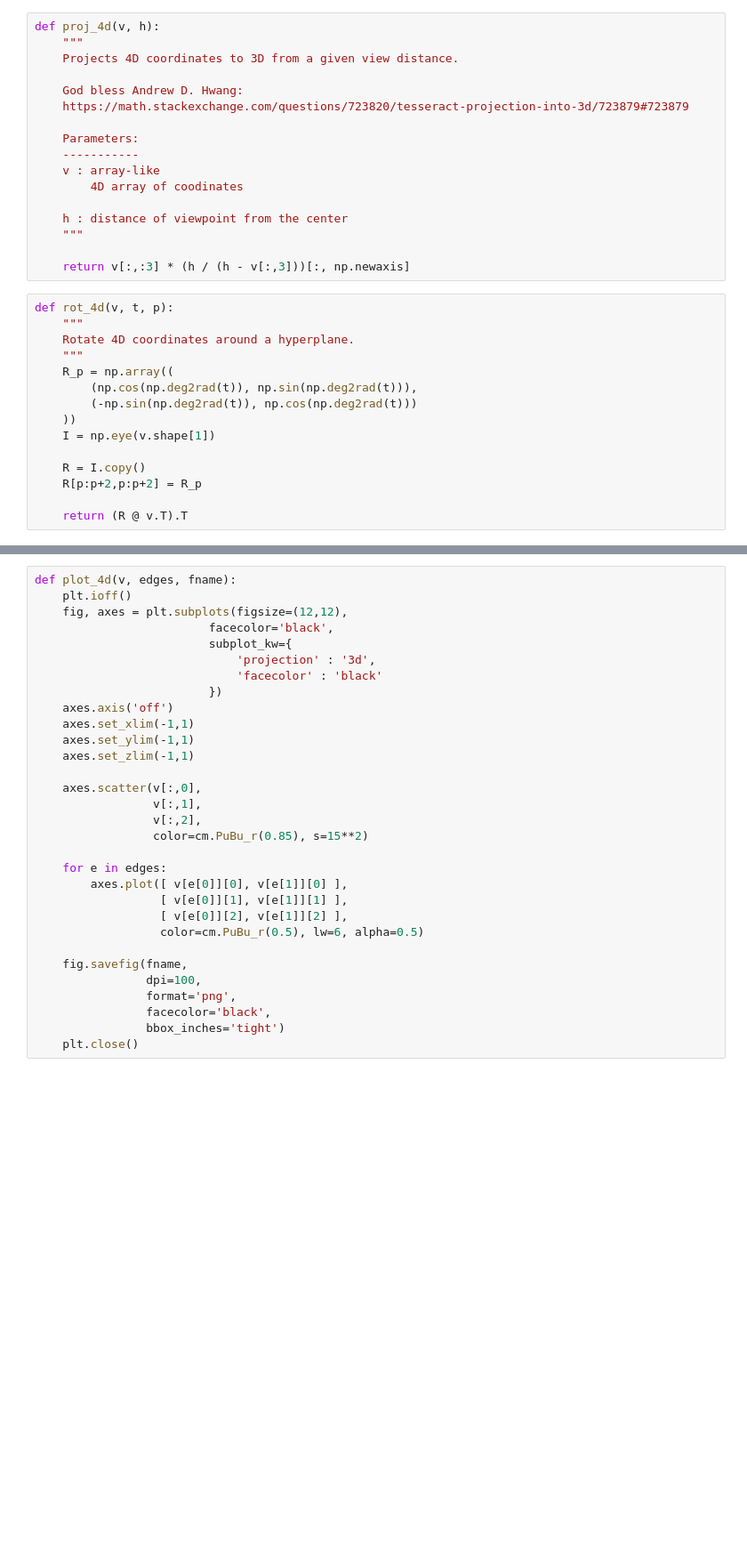
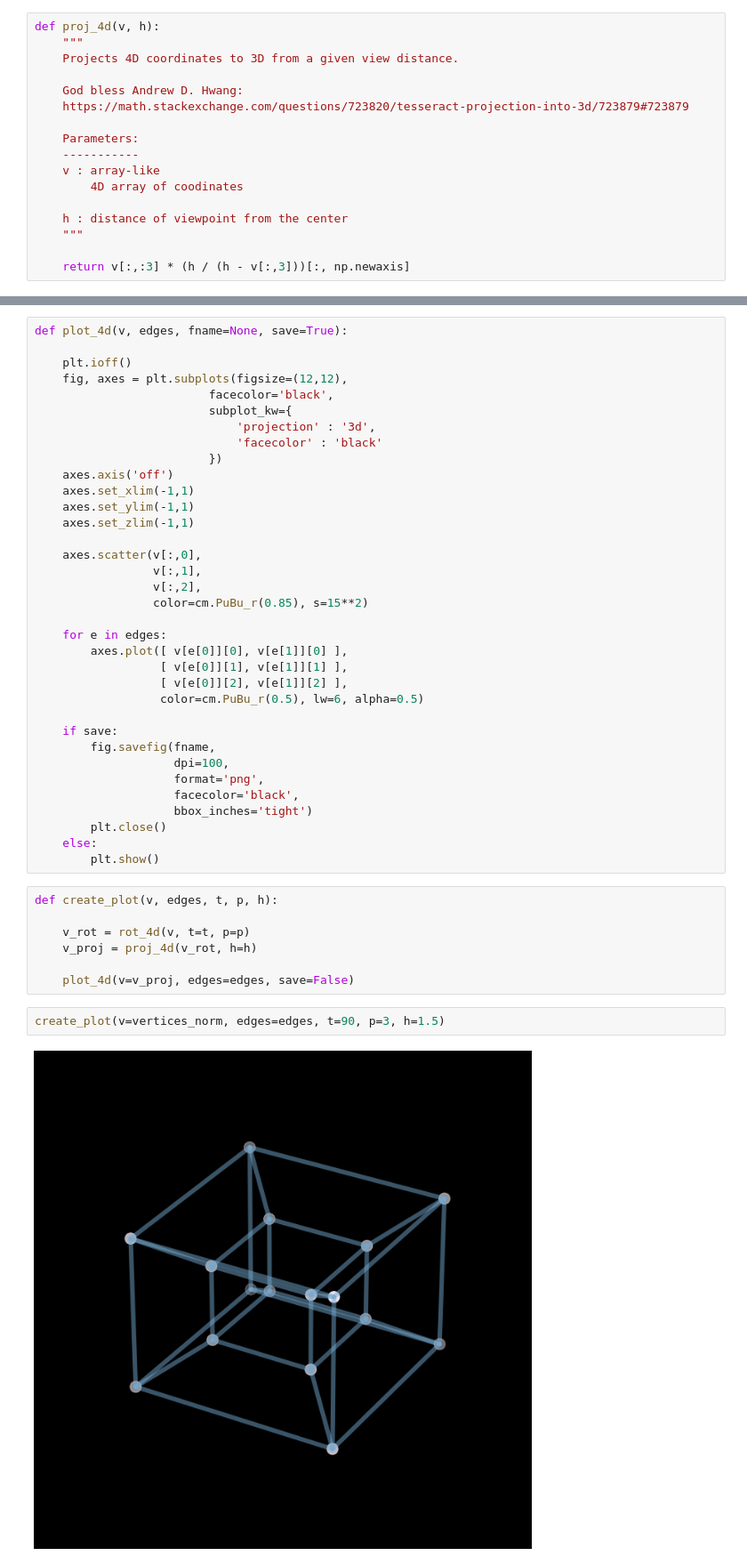
Before and after one commit to masterdesky/maths, a Jupyter notebook: N_dimension/hypercube/hypercube.ipynb, the cells around one changed output, grey strips where cells are left out. Shown at 89% size. Drawn from its saved outputs; the diff is of its cells as text; blank space fills up the shorter version.

```diff
--- a/N_dimension/hypercube/hypercube.ipynb
+++ b/N_dimension/hypercube/hypercube.ipynb
@@ -309,18 +330,3 @@ def proj_4d(v, h):
     """
 
     return v[:,:3] * (h / (h - v[:,3]))[:, np.newaxis]
-# %%
-def rot_4d(v, t, p):
-    """
-    Rotate 4D coordinates around a hyperplane.
-    """
-    R_p = np.array((
-        (np.cos(np.deg2rad(t)), np.sin(np.deg2rad(t))),
-        (-np.sin(np.deg2rad(t)), np.cos(np.deg2rad(t)))
-    ))
-    I = np.eye(v.shape[1])
-
-    R = I.copy()
-    R[p:p+2,p:p+2] = R_p
-
-    return (R @ v.T).T
@@ -327,5 +374,6 @@ def rot_4d(v, t, p):
 # %%
-def plot_4d(v, edges, fname):
+def plot_4d(v, edges, fname=None, save=True):
+
     plt.ioff()
     fig, axes = plt.subplots(figsize=(12,12),
                          facecolor='black',
@@ -349,9 +397,23 @@ def plot_4d(v, edges, fname):
                   [ v[e[0]][2], v[e[1]][2] ],
                   color=cm.PuBu_r(0.5), lw=6, alpha=0.5)
 
-    fig.savefig(fname,
-                dpi=100,
-                format='png',
-                facecolor='black',
-                bbox_inches='tight')
-    plt.close()
+    if save:
+        fig.savefig(fname,
+                    dpi=100,
+                    format='png',
+                    facecolor='black',
+                    bbox_inches='tight')
+        plt.close()
+    else:
+        plt.show()
+# %%
+def create_plot(v, edges, t, p, h):
+
+    v_rot = rot_4d(v, t=t, p=p)
+    v_proj = proj_4d(v_rot, h=h)
+
+    plot_4d(v=v_proj, edges=edges, save=False)
+# %%
+create_plot(v=vertices_norm, edges=edges, t=90, p=3, h=1.5)
+# %% [output]
+[figure, added]
```
Also changed, not shown: parts of 6 cells of this notebook, 3 other files.
